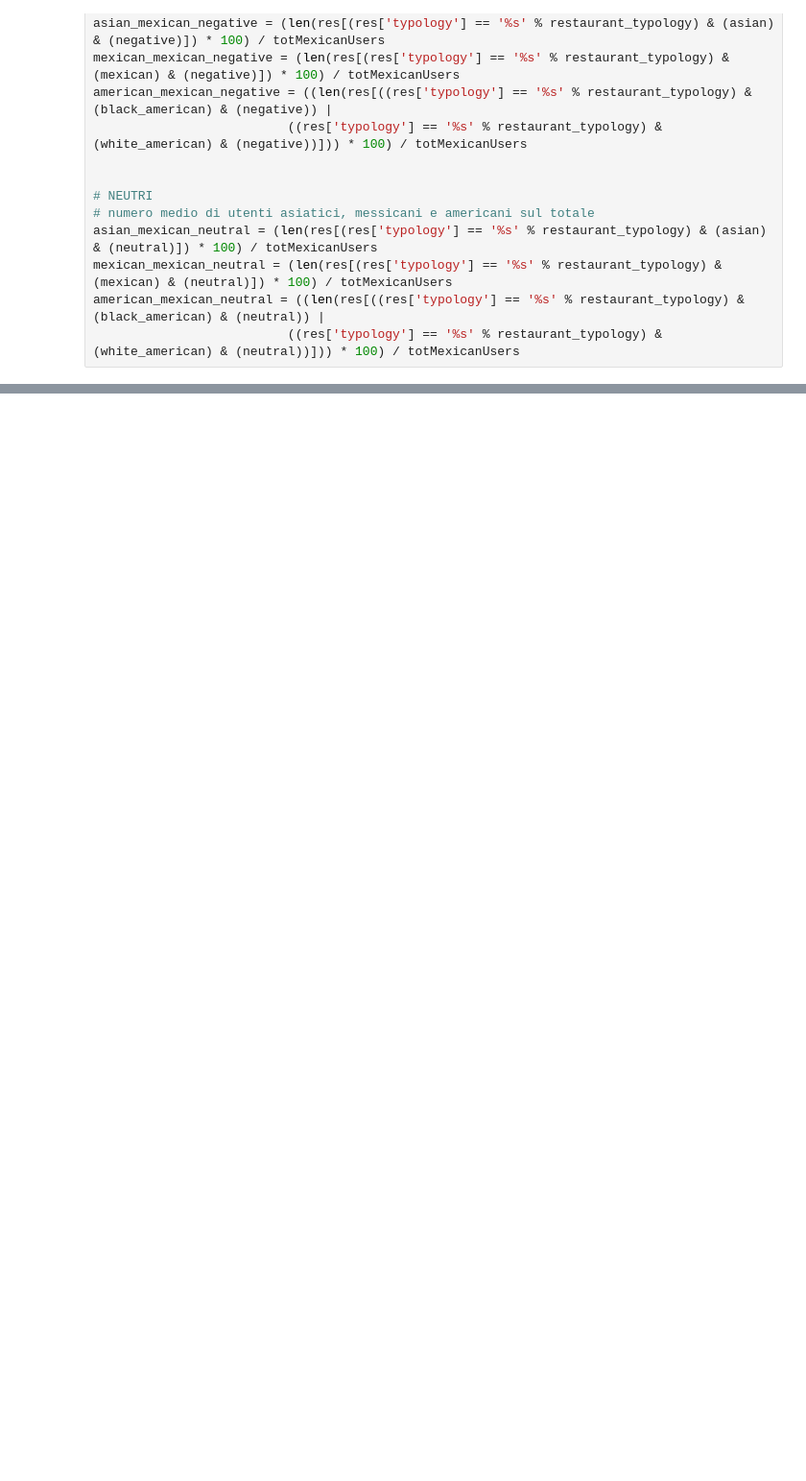
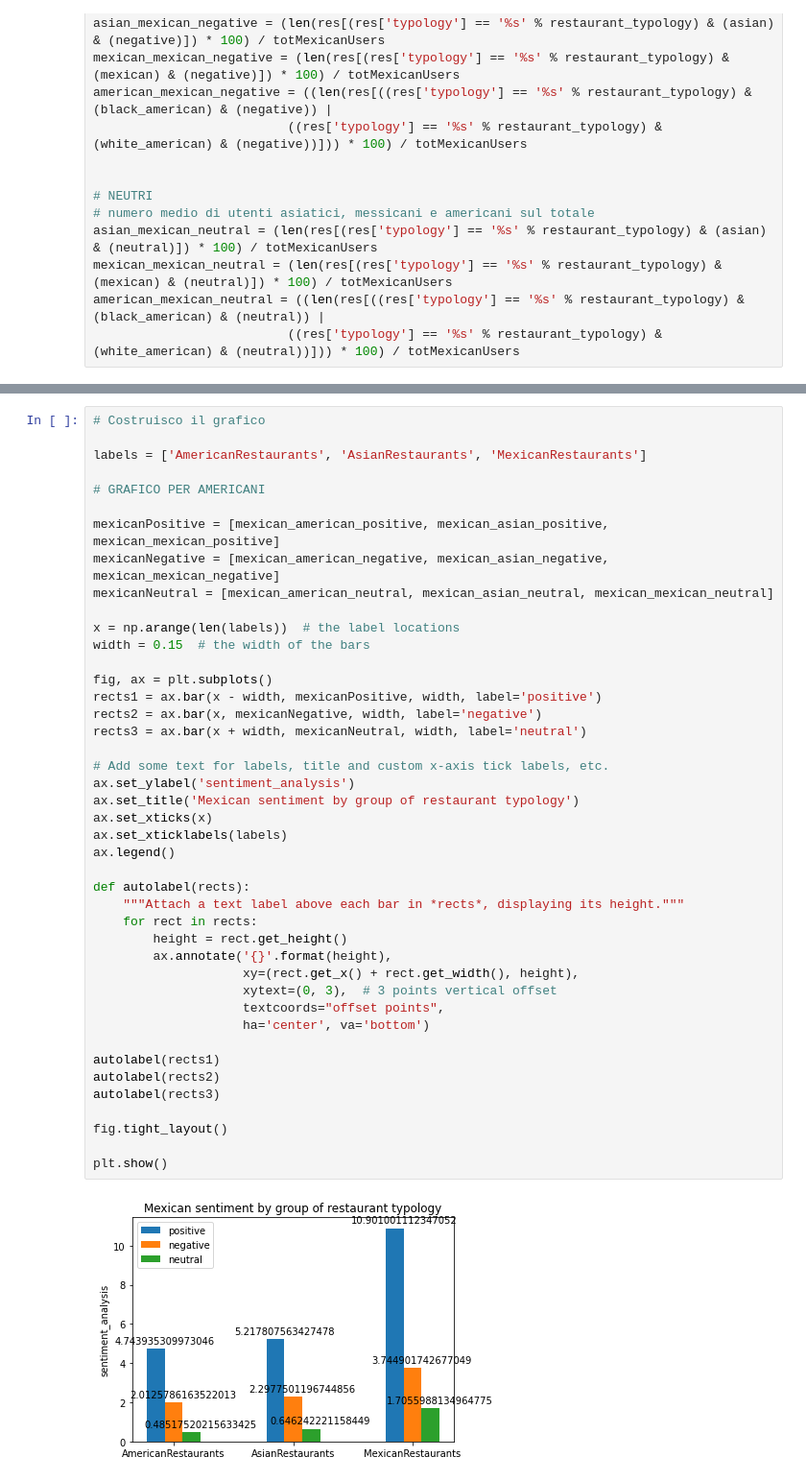
Before and after one commit to EleonoraBartolomucci/Fairness, a Jupyter notebook: Esperimenti/primoEsperimentoMiky_SentimentAnalysis.ipynb, the cells around one changed output, grey strips where cells are left out. Shown at 96% size. Drawn from its saved outputs; the diff is of its cells as text; blank space fills up the shorter version.

```diff
--- a/Esperimenti/primoEsperimentoMiky_SentimentAnalysis.ipynb
+++ b/Esperimenti/primoEsperimentoMiky_SentimentAnalysis.ipynb
@@ -192,0 +238,45 @@ plt.show()
+# %%
+# Costruisco il grafico
+
+labels = ['AmericanRestaurants', 'AsianRestaurants', 'MexicanRestaurants']
+
+# GRAFICO PER AMERICANI
+
+mexicanPositive = [mexican_american_positive, mexican_asian_positive, mexican_mexican_positive]
+mexicanNegative = [mexican_american_negative, mexican_asian_negative, mexican_mexican_negative]
+mexicanNeutral = [mexican_american_neutral, mexican_asian_neutral, mexican_mexican_neutral]
+
+x = np.arange(len(labels))  # the label locations
+width = 0.15  # the width of the bars
+
+fig, ax = plt.subplots()
+rects1 = ax.bar(x - width, mexicanPositive, width, label='positive')
+rects2 = ax.bar(x, mexicanNegative, width, label='negative')
+rects3 = ax.bar(x + width, mexicanNeutral, width, label='neutral')
+
+# Add some text for labels, title and custom x-axis tick labels, etc.
+ax.set_ylabel('sentiment_analysis')
+ax.set_title('Mexican sentiment by group of restaurant typology')
+ax.set_xticks(x)
+ax.set_xticklabels(labels)
+ax.legend()
+
+def autolabel(rects):
+    """Attach a text label above each bar in *rects*, displaying its height."""
+    for rect in rects:
+        height = rect.get_height()
+        ax.annotate('{}'.format(height),
+                    xy=(rect.get_x() + rect.get_width(), height),
+                    xytext=(0, 3),  # 3 points vertical offset
+                    textcoords="offset points",
+                    ha='center', va='bottom')
+
+autolabel(rects1)
+autolabel(rects2)
+autolabel(rects3)
+
+fig.tight_layout()
+
+plt.show()
+# %% [output]
+[figure, added]
```
Also changed, not shown: parts of 2 cells of this notebook.
